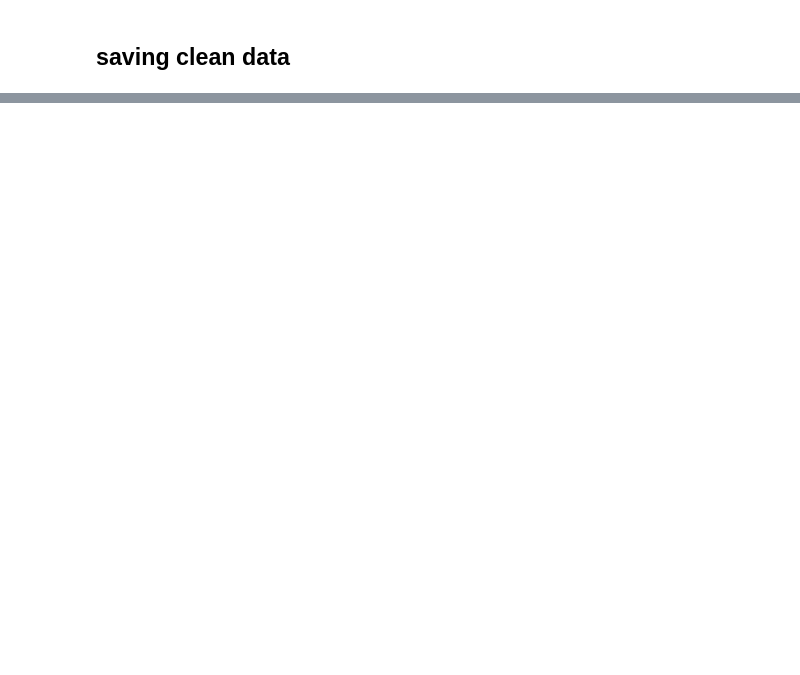
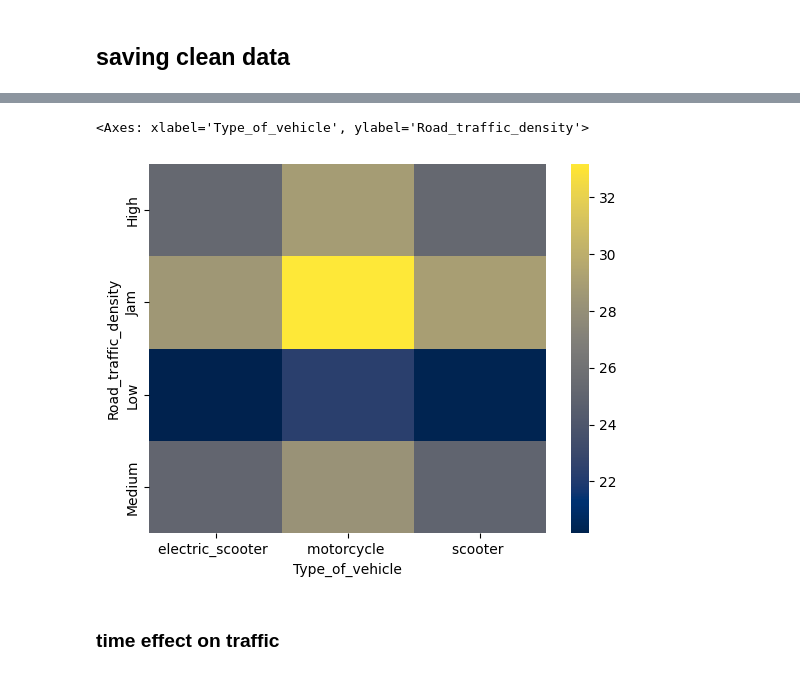
Before and after one commit to Esmaeil-Mashhadi/streamlit_dataVisualization, a Jupyter notebook: dataCleaning.ipynb, the cells around one changed output, grey strips where cells are left out. Cells and saved outputs as stored; diff of their text form; code cells hidden in the pictures; blank space fills up the shorter version.

```diff
--- a/dataCleaning.ipynb
+++ b/dataCleaning.ipynb
@@ -55,0 +131,8 @@ whole_dataSet
+# %%
+heatmap_data = traffic.pivot_table(values='Time_taken(min)' , index='Road_traffic_density', columns='Type_of_vehicle')
+sns.heatmap(heatmap_data, cmap='cividis')
+# %% [output]
+<Axes: xlabel='Type_of_vehicle', ylabel='Road_traffic_density'>
+[figure, added]
+# %% [markdown]
+### time effect on traffic
```
Also changed, not shown: parts of 24 cells of this notebook, 8 other files.
